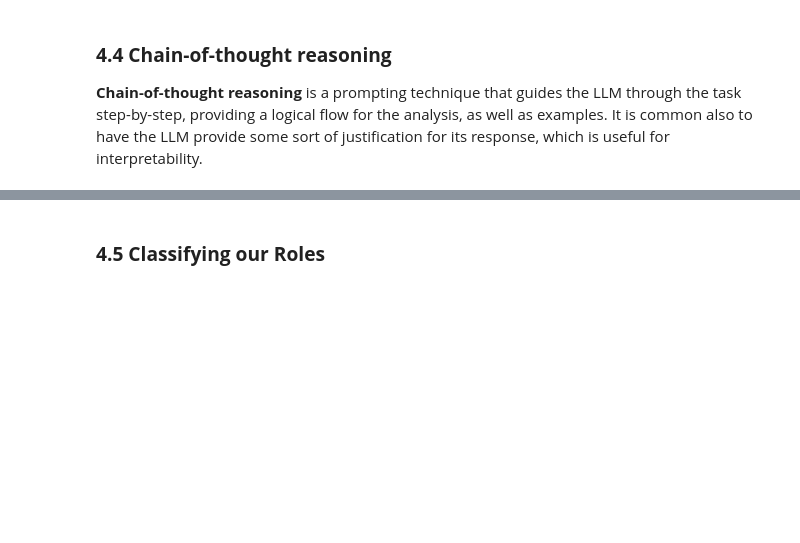
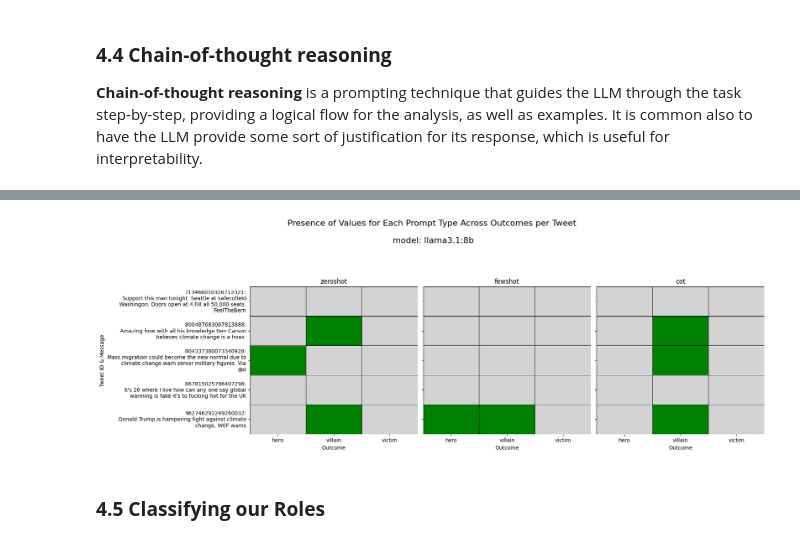
Before and after one commit to Fonzzy1/LLM-Workshop, a Jupyter notebook: workshop.ipynb, the cells around one changed output, grey strips where cells are left out. Cells and saved outputs as stored; diff of their text form; code cells hidden in the pictures; blank space fills up the shorter version.

Commit message:
Section 4.4 comparison plot?

```diff
--- a/workshop.ipynb
+++ b/workshop.ipynb
@@ -723,5 +725,11 @@ Extract from the text the names of entities (people, groups, organisations) that
 # %%
-response_format = ResponseFormat()
+class CoT_ResponseFormat(BaseModel):
+    hero: Optional[str] = None
+    victim: Optional[str] = None
+    villain: Optional[str] = None
+    reasoning: Optional[str] = None
+
+response_format = CoT_ResponseFormat()
 response_df_cot = query_llm_prompting(df_samp, mymodel, response_format, prompt=prompt_cot)
 
 response_df_cot[['clean_message', 'hero', 'villain', 'victim', 'reasoning']]
@@ -728,3 +751,11 @@ response_df_cot[['clean_message', 'hero', 'villain', 'victim', 'reasoning']]
 # %%
 # plot whether a hero, villain or victim was found in each df
-@Laura TODo
+
+# combine response_dfs with column for prompt_type
+response_df_zeroshot['prompt_type'] = 'zeroshot'
+response_df_fewshot['prompt_type'] = 'fewshot'
+response_df_cot['prompt_type'] = 'cot'
+
+# concat vertically
+response_df = pd.concat([response_df_zeroshot, response_df_fewshot, response_df_cot])
+response_df.sort_values(by='tweetid')
@@ -731,3 +779,77 @@ response_df_cot[['clean_message', 'hero', 'villain', 'victim', 'reasoning']]
+# %%
+import pandas as pd
+import seaborn as sns
+import matplotlib.pyplot as plt
+import numpy as np
+import textwrap
+
+# Copy and lowercase columns first
+df = response_df.copy()
+df.columns = [c.lower() for c in df.columns]
+
+outcomes = ['hero', 'villain', 'victim']
+
+def clean_empty(x):
+    if pd.isna(x):
+        return np.nan
+    if isinstance(x, str) and x.strip().lower() in ['none', '']:
+        return np.nan
+    return x
+
+df[outcomes] = df[outcomes].applymap(clean_empty)
+
+df_long = df.melt(
+    id_vars=['tweetid', 'prompt_type', 'clean_message'],
+    value_vars=outcomes,
+    var_name='outcome',
+    value_name='value'
+)
+
+df_long['has_value'] = df_long['value'].notna()
+
+prompt_types = df['prompt_type'].unique()
+
+# Wrap messages to max width of 50 chars
+def wrap_text(text, width=50):
+    return "\n".join(textwrap.wrap(str(text), width))
+
+df_long['tweet_label'] = df_long['tweetid'].astype(str) + ":\n" + df_long['clean_message'].apply(lambda x: wrap_text(x, 50))
+
+fig, axes = plt.subplots(nrows=1, ncols=len(prompt_types),
+                         figsize=(6 * len(prompt_types), len(df['tweetid'].unique()) * 1.2),
+                         sharey=True)
+
+for i, prompt in enumerate(prompt_types):
+    df_prompt = df_long[df_long['prompt_type'] == prompt]
+
+    # Pivot table: rows = tweet_label, columns = outcome
+    df_pivot = df_prompt.pivot_table(
+        index='tweet_label',
+        columns='outcome',
+        values='has_value',
+        aggfunc='any',
+        fill_value=False
+    )
+
+    # Reorder columns
+    df_pivot = df_pivot[outcomes]
+
+    # Plot heatmap
+    sns.heatmap(df_pivot, ax=axes[i], cmap=['lightgrey', 'green'], cbar=False,
+                linewidths=0.5, linecolor='black')
+    axes[i].set_title(f"{prompt}")
+    axes[i].set_xlabel("Outcome")
+    if i == 0:
+        axes[i].set_ylabel("Tweet ID & Message")
+    else:
+        axes[i].set_ylabel("")
+
+# Move the suptitle higher
+plt.suptitle(f"Presence of Values for Each Prompt Type Across Outcomes per Tweet\n\n model: {model}", fontsize=16, y=1.05)
+plt.tight_layout(rect=[0, 0, 1, 0.95])
+plt.show()
+# %% [output]
+[figure, added]
 # %% [markdown]
 ### **4.5 Classifying our Roles**
 # %%
```
Also changed, not shown: parts of 12 cells of this notebook.
